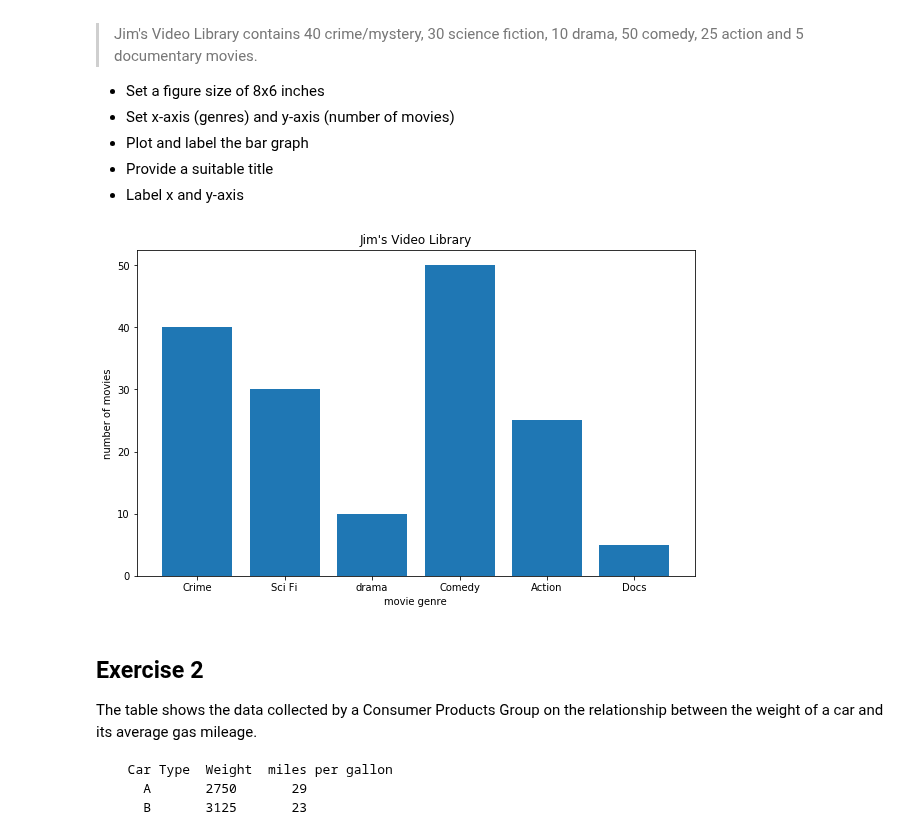
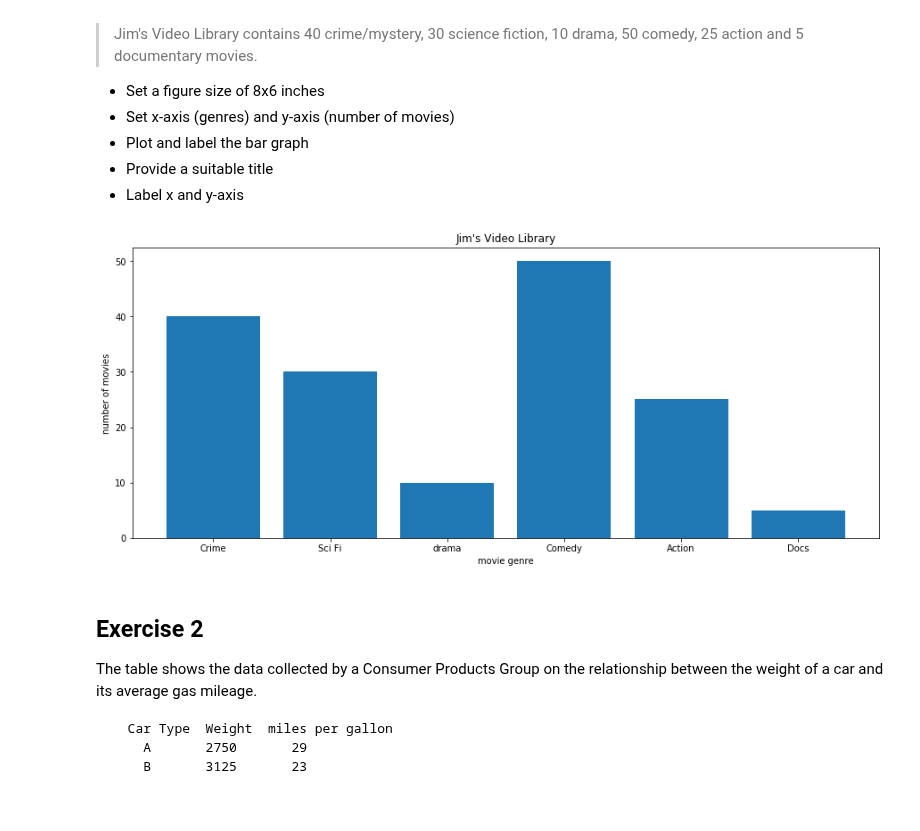
Before and after one commit to DIGITALFRANK/dsc-data-viz-lab-nyc-ds-career-042219, a Jupyter notebook: index.ipynb, the cells around one changed output. Saved outputs shown, nothing was run; the diff lists cells and outputs as text; code cells hidden in the pictures; blank space fills up the shorter version.

```diff
--- a/index.ipynb
+++ b/index.ipynb
@@ -23,32 +23,32 @@ Make a vertical bar graph using `plt.bar()` for the following set of data:
 # %%
 # import the required libraries
 import numpy as np
 import matplotlib.pyplot as plt
 
-plt.figure(figsize=(1,6))
+plt.figure(figsize=(15,6))
 
 y = ['Crime', 'Sci Fi', 'drama', 'Comedy', 'Action', 'Docs']
 x =[40, 30, 10, 50, 25, 5]
 
 
 plt.bar(y, x)
 
 plt.xlabel('movie genre')
 plt.ylabel('number of movies')
 
 plt.title("Jim's Video Library")
 plt.show()
 
 
 # Set a figure size
 
 # Plot vertical bars of fixed width by passing x and y values to .bar() function
 
 # Give a title to the bar graph
 
 # Output the final plot
 # %% [output]
-[figure, old version]
+[figure, new version]
 # %% [markdown]
 ## Exercise 2
 
```
